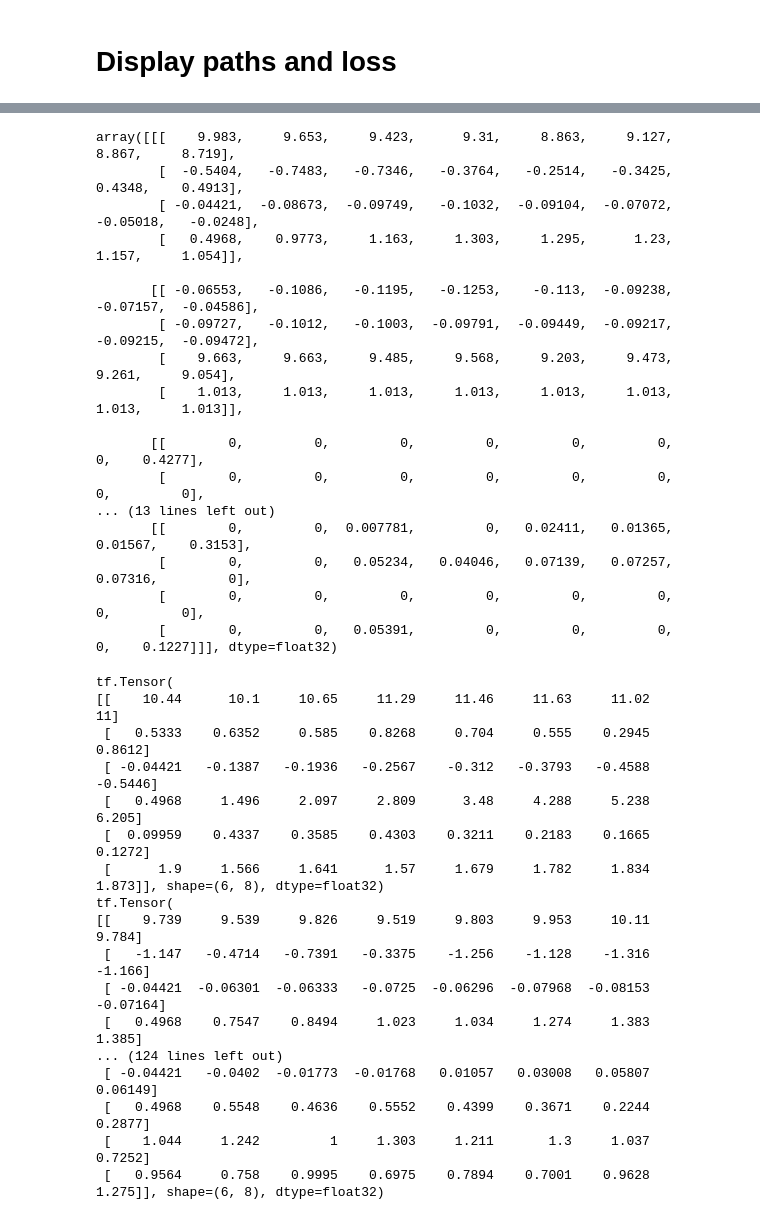
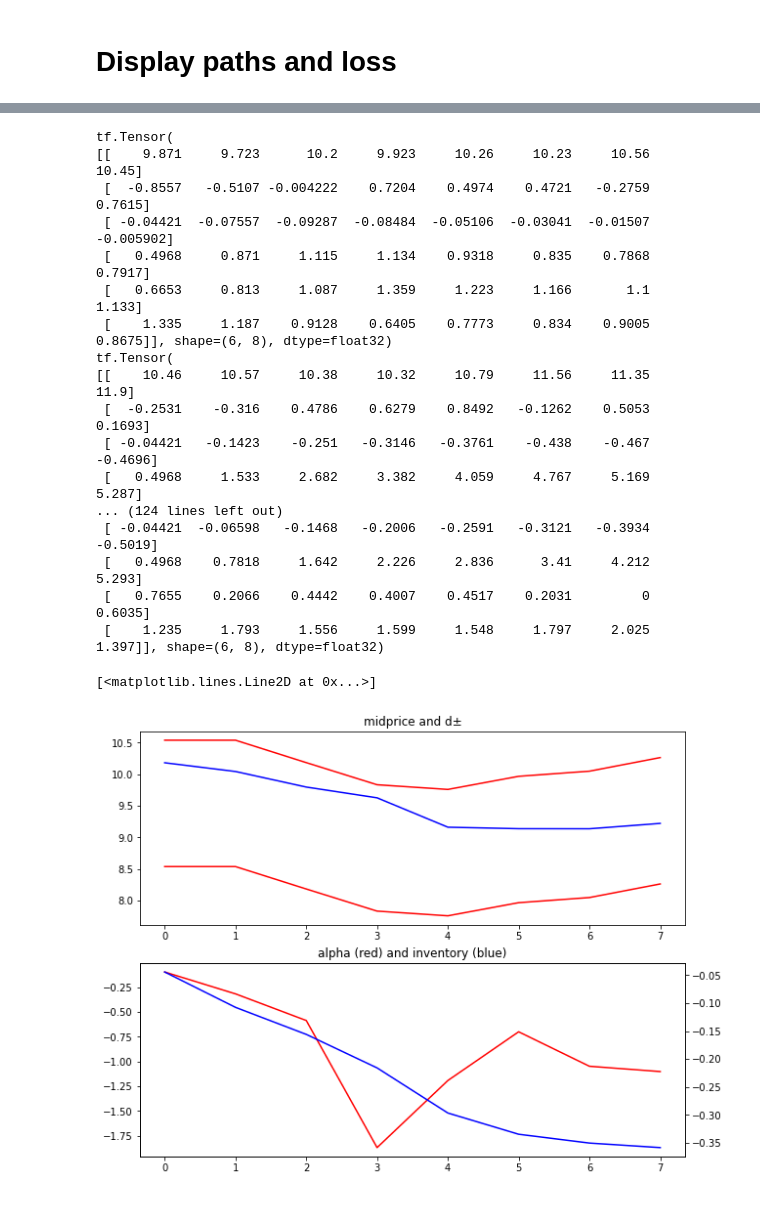
Before and after one commit to starovoitovs/makers, a Jupyter notebook: fbsde_mm.ipynb, the cells around one changed output, grey strips where cells are left out. Saved outputs shown, nothing was run; the diff lists cells and outputs as text; code cells hidden in the pictures.

```diff
--- a/fbsde_mm.ipynb
+++ b/fbsde_mm.ipynb
@@ -337,51 +341,46 @@ array([[ 8.79636407e-03, -1.04610287e-02, -3.50279510e-02,
 # %%
 paths = model_paths([dW, dN]).numpy()
-# %%
-np.set_printoptions(edgeitems=30, linewidth=100000, formatter=dict(float=lambda x: "%9.4g" % x))
-tf.transpose(paths[80, :, :, :], (1, 2, 0)).numpy()
-# %% [output]
-array([[[    9.983,     9.653,     9.423,      9.31,     8.863,     9.127,     8.867,     8.719],
-        [  -0.5404,   -0.7483,   -0.7346,   -0.3764,   -0.2514,   -0.3425,    0.4348,    0.4913],
-        [ -0.04421,  -0.08673,  -0.09749,   -0.1032,  -0.09104,  -0.07072,  -0.05018,   -0.0248],
-        [   0.4968,    0.9773,     1.163,     1.303,     1.295,      1.23,     1.157,     1.054]],
-
-       [[ -0.06553,   -0.1086,   -0.1195,   -0.1253,    -0.113,  -0.09238,  -0.07157,  -0.04586],
-        [ -0.09727,   -0.1012,   -0.1003,  -0.09791,  -0.09449,  -0.09217,  -0.09215,  -0.09472],
-        [    9.663,     9.663,     9.485,     9.568,     9.203,     9.473,     9.261,     9.054],
-        [    1.013,     1.013,     1.013,     1.013,     1.013,     1.013,     1.013,     1.013]],
-
-       [[        0,         0,         0,         0,         0,         0,         0,    0.4277],
-        [        0,         0,         0,         0,         0,         0,         0,         0],
-... (13 lines left out)
-       [[        0,         0,  0.007781,         0,   0.02411,   0.01365,   0.01567,    0.3153],
-        [        0,         0,   0.05234,   0.04046,   0.07139,   0.07257,   0.07316,         0],
-        [        0,         0,         0,         0,         0,         0,         0,         0],
-        [        0,         0,   0.05391,         0,         0,         0,         0,    0.1227]]], dtype=float32)
 # %%
 def output(n0):
     x = tf.transpose(paths[n0, :, 0, :], (1, 0))
     dp = tf.maximum(0., 1./k + (paths[n0, :, 1, 2] / paths[n0, :, 1, 3] - paths[n0, :, 0, 0]))
     dm = tf.maximum(0., 1./k - (paths[n0, :, 1, 2] / paths[n0, :, 1, 3] - paths[n0, :, 0, 0]))
-    x0 = tf.concat([x, tf.expand_dims(dp, 0), tf.expand_dims(dm, 0)], axis=0)
-    print(x0)
+    return tf.concat([x, tf.expand_dims(dp, 0), tf.expand_dims(dm, 0)], axis=0)
 
-for i in range(20):
-    output(i)
+for i in range(120, 140):
+    print(output(i))
 # %% [output]
 tf.Tensor(
-[[    10.44      10.1     10.65     11.29     11.46     11.63     11.02        11]
- [   0.5333    0.6352     0.585    0.8268     0.704     0.555    0.2945    0.8612]
- [ -0.04421   -0.1387   -0.1936   -0.2567    -0.312   -0.3793   -0.4588   -0.5446]
- [   0.4968     1.496     2.097     2.809      3.48     4.288     5.238     6.205]
- [  0.09959    0.4337    0.3585    0.4303    0.3211    0.2183    0.1665    0.1272]
- [      1.9     1.566     1.641      1.57     1.679     1.782     1.834     1.873]], shape=(6, 8), dtype=float32)
+[[    9.871     9.723      10.2     9.923     10.26     10.23     10.56     10.45]
+ [  -0.8557   -0.5107 -0.004222    0.7204    0.4974    0.4721   -0.2759    0.7615]
+ [ -0.04421  -0.07557  -0.09287  -0.08484  -0.05106  -0.03041  -0.01507 -0.005902]
+ [   0.4968     0.871     1.115     1.134    0.9318     0.835    0.7868    0.7917]
+ [   0.6653     0.813     1.087     1.359     1.223     1.166       1.1     1.133]
+ [    1.335     1.187    0.9128    0.6405    0.7773     0.834    0.9005    0.8675]], shape=(6, 8), dtype=float32)
 tf.Tensor(
-[[    9.739     9.539     9.826     9.519     9.803     9.953     10.11     9.784]
- [   -1.147   -0.4714   -0.7391   -0.3375    -1.256    -1.128    -1.316    -1.166]
- [ -0.04421  -0.06301  -0.06333   -0.0725  -0.06296  -0.07968  -0.08153  -0.07164]
- [   0.4968    0.7547    0.8494     1.023     1.034     1.274     1.383     1.385]
+[[    10.46     10.57     10.38     10.32     10.79     11.56     11.35      11.9]
+ [  -0.2531    -0.316    0.4786    0.6279    0.8492   -0.1262    0.5053    0.1693]
+ [ -0.04421   -0.1423    -0.251   -0.3146   -0.3761    -0.438    -0.467   -0.4696]
+ [   0.4968     1.533     2.682     3.382     4.059     4.767     5.169     5.287]
 ... (124 lines left out)
- [ -0.04421   -0.0402  -0.01773  -0.01768   0.01057   0.03008   0.05807   0.06149]
- [   0.4968    0.5548    0.4636    0.5552    0.4399    0.3671    0.2244    0.2877]
- [    1.044     1.242         1     1.303     1.211       1.3     1.037    0.7252]
- [   0.9564     0.758    0.9995    0.6975    0.7894    0.7001    0.9628     1.275]], shape=(6, 8), dtype=float32)
+ [ -0.04421  -0.06598   -0.1468   -0.2006   -0.2591   -0.3121   -0.3934   -0.5019]
+ [   0.4968    0.7818     1.642     2.226     2.836      3.41     4.212     5.293]
+ [   0.7655    0.2066    0.4442    0.4007    0.4517    0.2031         0    0.6035]
+ [    1.235     1.793     1.556     1.599     1.548     1.797     2.025     1.397]], shape=(6, 8), dtype=float32)
+# %%
+fig, ax = plt.subplots(nrows=2, figsize=(10, 8))
+
+out = output(500).numpy()
+ax[0].set_title('midprice and d±')
+ax[0].plot(out[0], c='b')
+ax[0].plot(out[0] - out[5], c='r')
+ax[0].plot(out[0] + out[4], c='r')
+
+ax[1].set_title('alpha (red) and inventory (blue)')
+ax[1].plot(out[1], c='r')
+ax[1].twinx().plot(out[2], c='b')
+
+# plt.plot(output(120).numpy().transpose())
+# %% [output]
+[<matplotlib.lines.Line2D at 0x...>]
+[figure, added]
```
Also changed, not shown: parts of 1 cell of this notebook.
